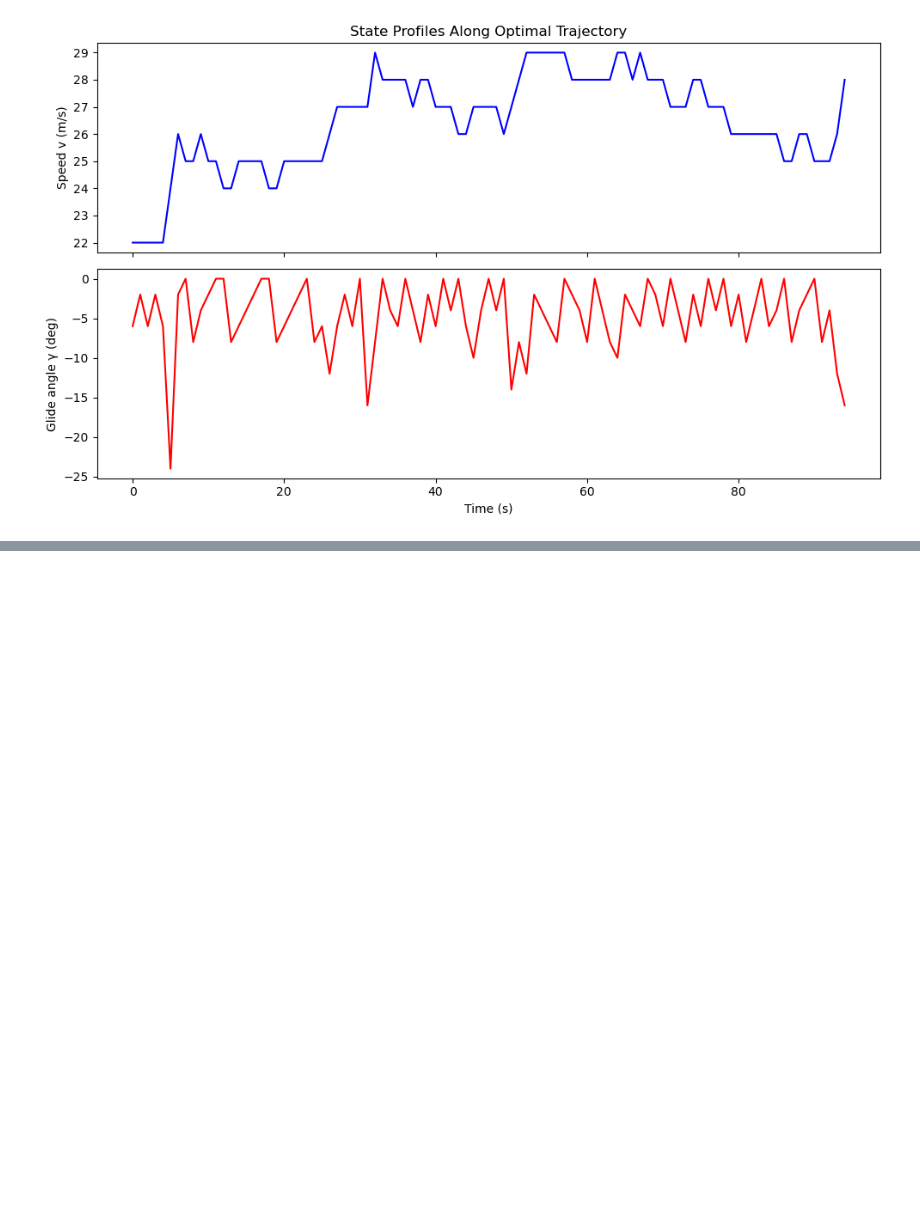
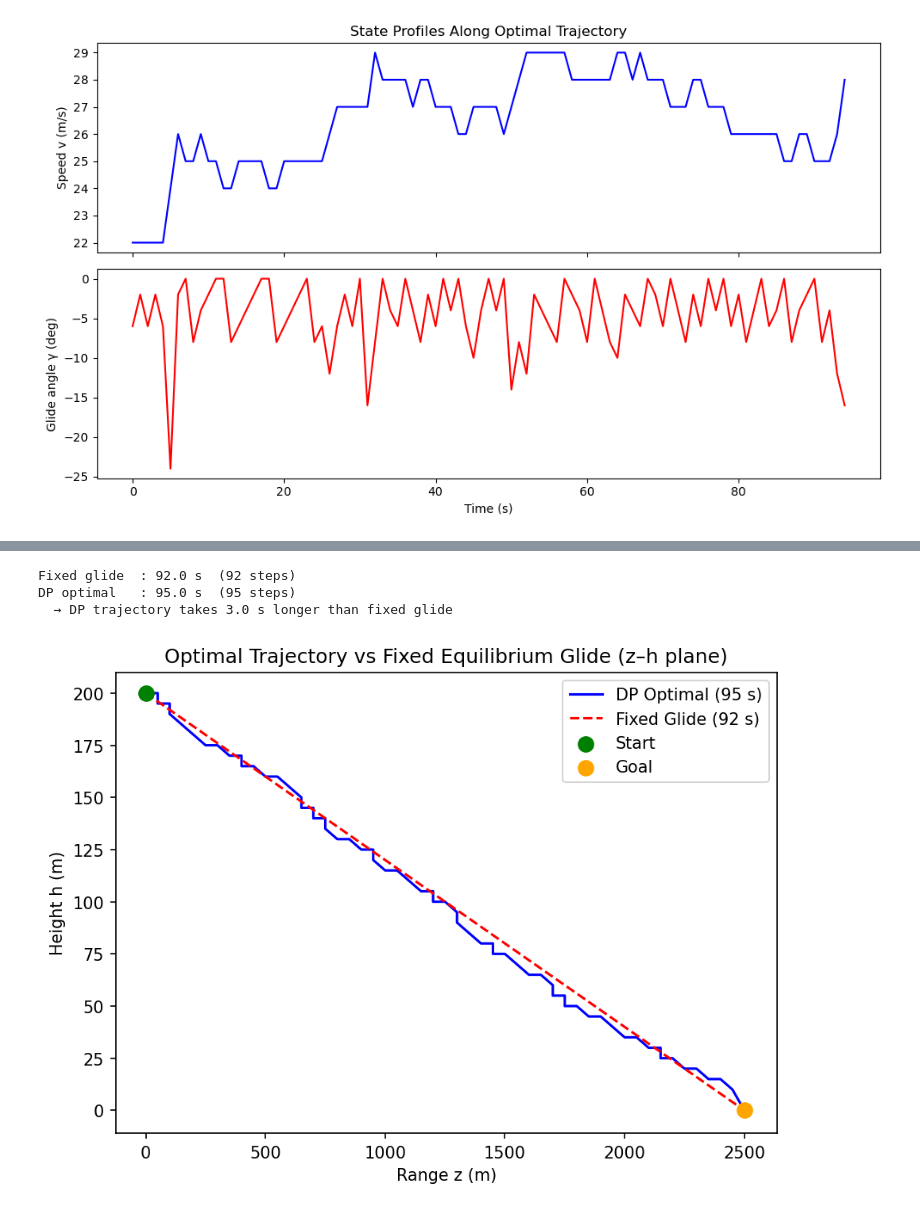
Before and after one commit to jeffersonkim97/glider_hybrid_control, a Jupyter notebook: Glider_Bellman/glider_02.ipynb, the cells around one changed output, grey strips where cells are left out. Drawn from its saved outputs; the diff is of its cells as text; code cells hidden in the pictures; blank space fills up the shorter version.

```diff
--- a/Glider_Bellman/glider_02.ipynb
+++ b/Glider_Bellman/glider_02.ipynb
@@ -620,0 +634,54 @@ plt.show()
+# %%
+def simulate_fixed_glide():
+    """
+    Simulate equilibrium glide from start: constant CL_eq at the geometric
+    glide angle, propagated forward with RK4 until H_GOAL or Z_GOAL is reached.
+    """
+    delta_z = Z_GOAL - Z_SW
+    delta_h = H_GOAL - H_SW
+    gamma_geom = np.arctan2(delta_h, delta_z)
+    CL_eq = np.clip(CD / np.tan(np.abs(gamma_geom)), CL_MIN, CL_MAX)
+    v_eq  = np.sqrt(2*M*G*np.cos(np.abs(gamma_geom)) / (RHO * S * CL_eq))
+    v_eq  = np.clip(v_eq, V_STALL, V_MAX)
+
+    z, h, v, gamma = Z_SW, H_SW, v_eq, gamma_geom
+    traj = [(z, h, v, gamma)]
+    while z < Z_GOAL and h > H_GOAL:
+        zn, hn, vn, gn = rk4_forward(z, h, v, gamma, CL_eq, DT)
+        z, h, v, gamma = zn, hn, vn, gn
+        traj.append((z, h, v, gamma))
+        if h <= H_GOAL or z >= Z_GOAL:
+            break
+    return traj
+
+fg_traj = simulate_fixed_glide()
+fg_z = [s[0] for s in fg_traj]
+fg_h = [s[1] for s in fg_traj]
+
+fg_time  = len(fg_traj) * DT
+opt_time = len(fwd_cont) * DT
+
+print(f'Fixed glide  : {fg_time:.1f} s  ({len(fg_traj)} steps)')
+print(f'DP optimal   : {opt_time:.1f} s  ({len(fwd_cont)} steps)')
+if opt_time <= fg_time:
+    print(f'  → DP trajectory is time-optimal (saves {fg_time - opt_time:.1f} s)')
+else:
+    print(f'  → DP trajectory takes {opt_time - fg_time:.1f} s longer than fixed glide')
+# %% [output]
+Fixed glide  : 92.0 s  (92 steps)
+DP optimal   : 95.0 s  (95 steps)
+  → DP trajectory takes 3.0 s longer than fixed glide
+# %%
+fig, ax = plt.subplots(dpi=150)
+ax.plot(traj_z, traj_h, 'b-',  linewidth=1.5, label=f'DP Optimal ({opt_time:.0f} s)')
+ax.plot(fg_z,   fg_h,   'r--', linewidth=1.5, label=f'Fixed Glide ({fg_time:.0f} s)')
+ax.scatter([Z_SW],   [H_SW],   c='green',  s=80, zorder=5, label='Start')
+ax.scatter([Z_GOAL], [H_GOAL], c='orange', s=80, zorder=5, label='Goal')
+ax.set_xlabel('Range z (m)')
+ax.set_ylabel('Height h (m)')
+ax.set_title('Optimal Trajectory vs Fixed Equilibrium Glide (z–h plane)')
+ax.legend()
+plt.tight_layout()
+plt.show()
+# %% [output]
+[figure, added]
```
Also changed, not shown: parts of 15 cells of this notebook.
